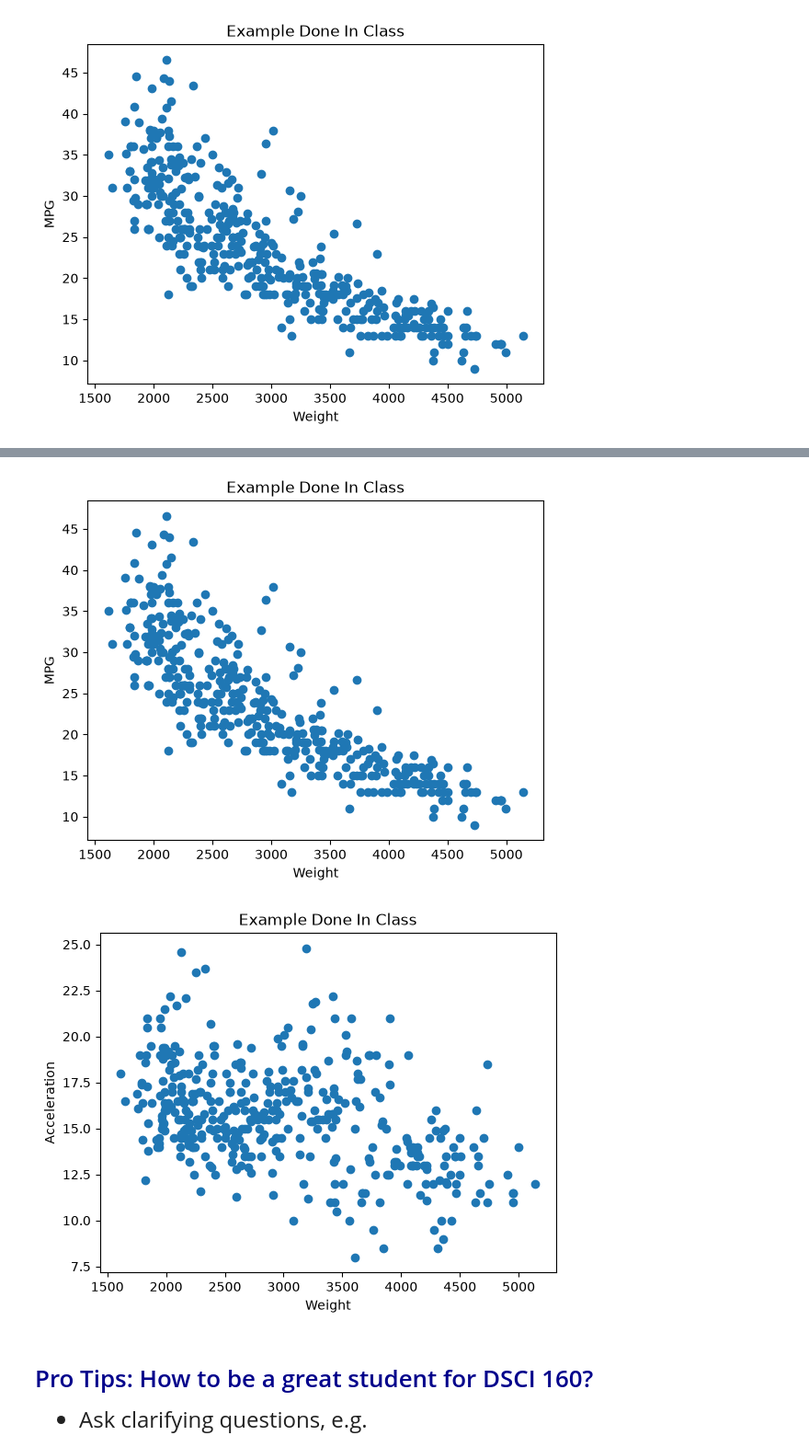
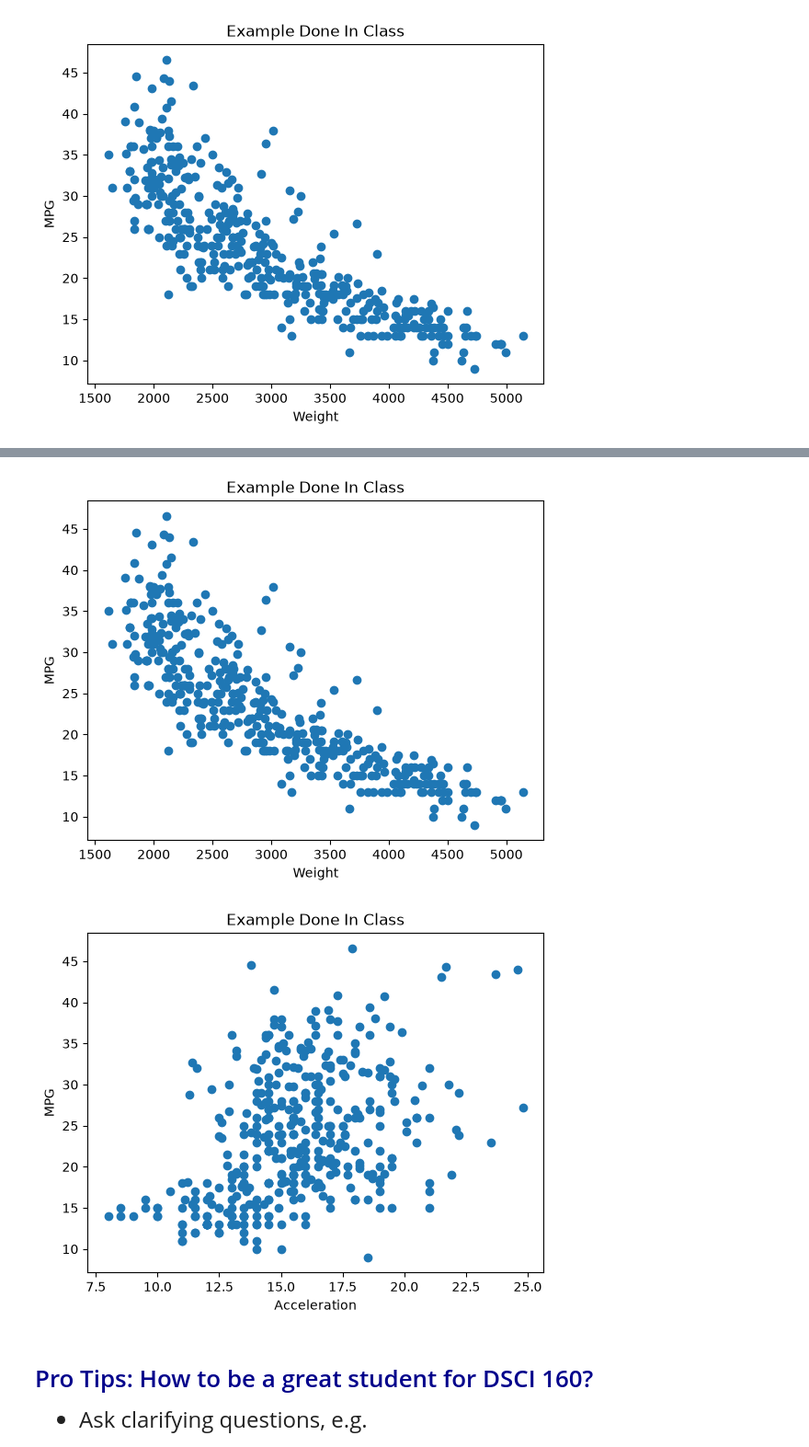
Before and after one commit to davidsjahn/datasci185fall2026, a Jupyter notebook: Lecture_01/Lecture01 copy.ipynb, the cells around one changed output, grey strips where cells are left out. Shown at 92% size. Saved outputs shown, nothing was run; the diff lists cells and outputs as text; code cells hidden in the pictures.

```diff
--- a/Lecture_01/Lecture01 copy.ipynb
+++ b/Lecture_01/Lecture01 copy.ipynb
@@ -413,23 +388,23 @@ plt.show
 # %%
 # Now, try writing code in a single cell so that
 # both plots (weight vs. mpg and acceleration vs. mpg)
 # appear as two separate figures.
 
 plt.scatter(x = carfeatures["weight"], y = carfeatures["mpg"])
 plt.xlabel("Weight")
 plt.ylabel("MPG")
 plt.title("Example Done In Class")
 plt.show()
 
-plt.scatter(x = carfeatures["weight"], y = carfeatures["acceleration"])
-plt.xlabel("Weight")
-plt.ylabel("Acceleration")
+plt.scatter(x = carfeatures["acceleration"], y = carfeatures["mpg"])
+plt.xlabel("Acceleration")
+plt.ylabel("MPG")
 plt.title("Example Done In Class")
 plt.show()
 # have to include the () after plt.show
 # %% [output]
 [figure]
-[figure, old version]
+[figure, new version]
 # %% [markdown]
 
 
```
Also changed, not shown: parts of 9 cells of this notebook, 5 other files.
